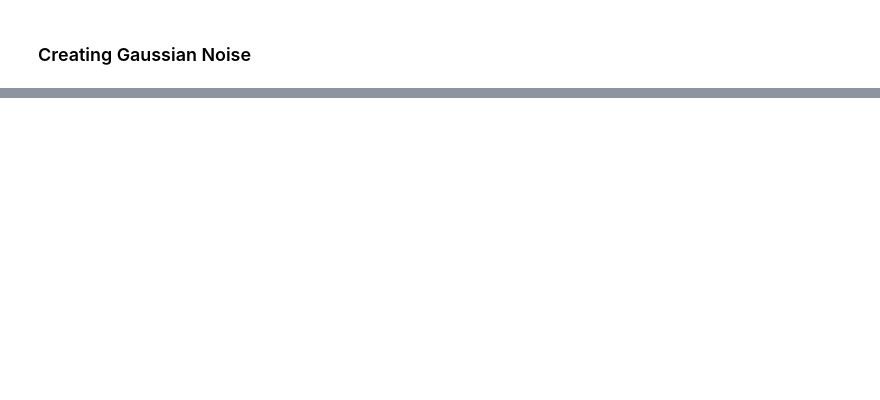
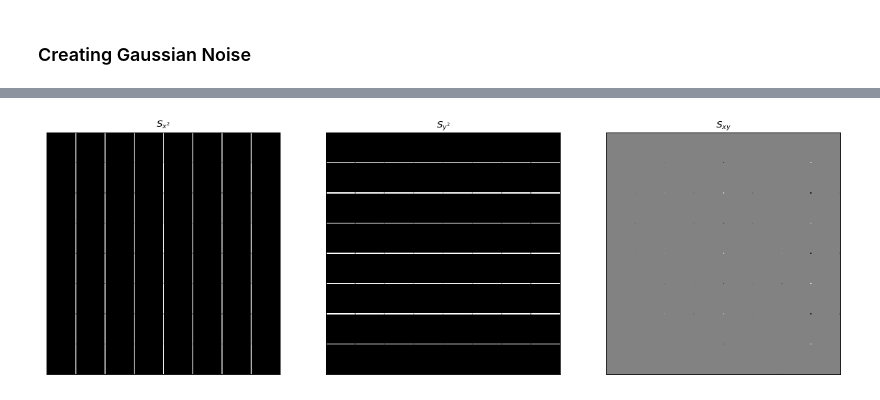
Before and after one commit to jpeumesmo/quizs_computer_Vision, a Jupyter notebook: quiz_4/quiz_4_edson_joao-pedro.ipynb, the cells around one changed output, grey strips where cells are left out. Saved outputs shown, nothing was run; the diff lists cells and outputs as text; code cells hidden in the pictures; blank space fills up the shorter version.

```diff
--- a/quiz_4/quiz_4_edson_joao-pedro.ipynb
+++ b/quiz_4/quiz_4_edson_joao-pedro.ipynb
@@ -66,0 +95,15 @@ Clipping input data to the valid range for imshow with RGB data ([0..1] for floa
+# %%
+s_x2 = cv2.filter2D(I_x2,-1,np.ones((5,5)))
+s_y2 = cv2.filter2D(I_y2,-1,np.ones((5,5)))
+s_xy = cv2.filter2D(I_xy,-1,np.ones((5,5)))
+
+fig=plt.figure(figsize=(18, 16), dpi= 80, facecolor='w', edgecolor='k')
+plt.subplot(131),plt.imshow(s_x2, cmap='gray')
+plt.title('$S_{x^2}$'), plt.xticks([]), plt.yticks([])
+plt.subplot(132),plt.imshow(s_y2, cmap='gray')
+plt.title('$S_{y^2}$'), plt.xticks([]), plt.yticks([])
+plt.subplot(133),plt.imshow(s_xy, cmap='gray')
+plt.title('$S_{xy}$'), plt.xticks([]), plt.yticks([])
+plt.show()
+# %% [output]
+[figure, added]
```
Also changed, not shown: parts of 11 cells of this notebook.
